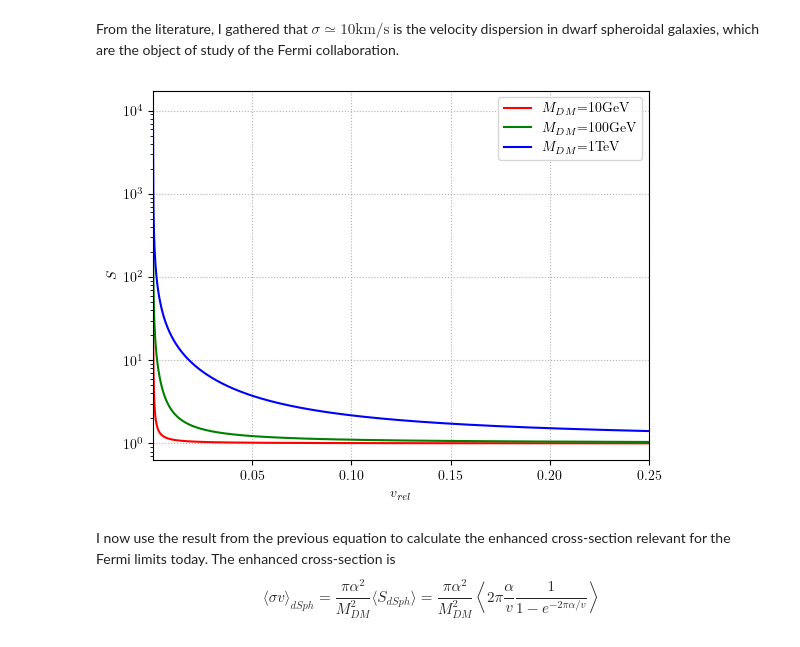
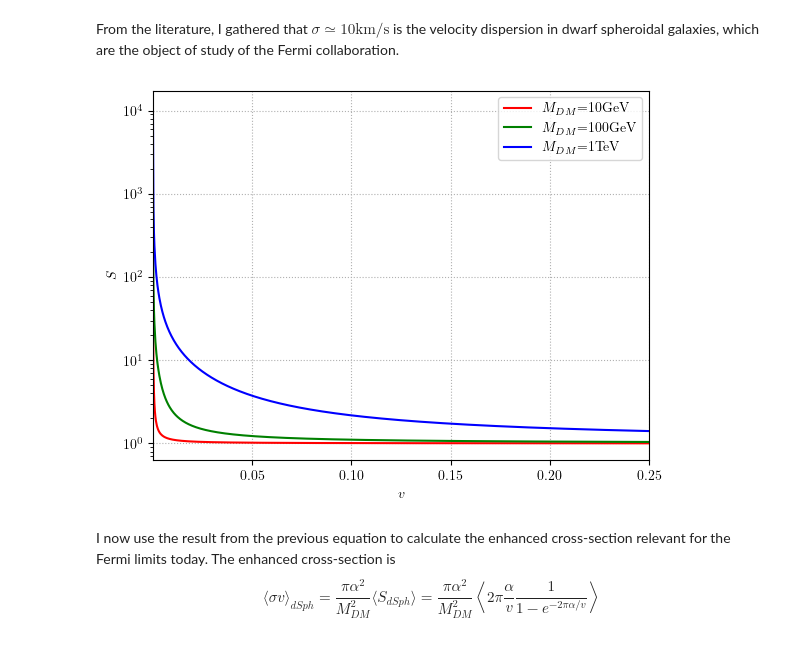
Before and after one commit to LuckeeDev/bachelor-thesis, a Jupyter notebook: notebooks/sommerfeld.ipynb, the cells around one changed output. Saved outputs shown, nothing was run; the diff lists cells and outputs as text; code cells hidden in the pictures.

Commit message:
change name of v axis in alpha graph

```diff
--- a/notebooks/sommerfeld.ipynb
+++ b/notebooks/sommerfeld.ipynb
@@ -71,18 +71,18 @@ avgS = np.vectorize(avgS_single)
 # %%
 v_axis = np.linspace(5 / 300000, 0.25, 1000)
 
-plt.xlabel("$v_{rel}$")
+plt.xlabel("$v$")
 plt.ylabel("$S$")
 plt.yscale("log")
 plt.grid(linestyle=':')
 plt.margins(x=0)
 plt.plot(v_axis, S(alpha(10), v_axis), color="red", label="$M_{DM}$=10GeV");
 plt.plot(v_axis, S(alpha(100), v_axis), color="green", label="$M_{DM}$=100GeV");
 plt.plot(v_axis, S(alpha(1000), v_axis), color="blue", label="$M_{DM}$=1TeV");
 plt.legend();
 plt.savefig("enhancement_factor.pdf")
 # %% [output]
-[figure, old version]
+[figure, new version]
 # %% [markdown]
 I now use the result from the previous equation to calculate the enhanced cross-section relevant for the Fermi limits today. The enhanced cross-section is
 $$
```
Also changed, not shown: 3 other files.
